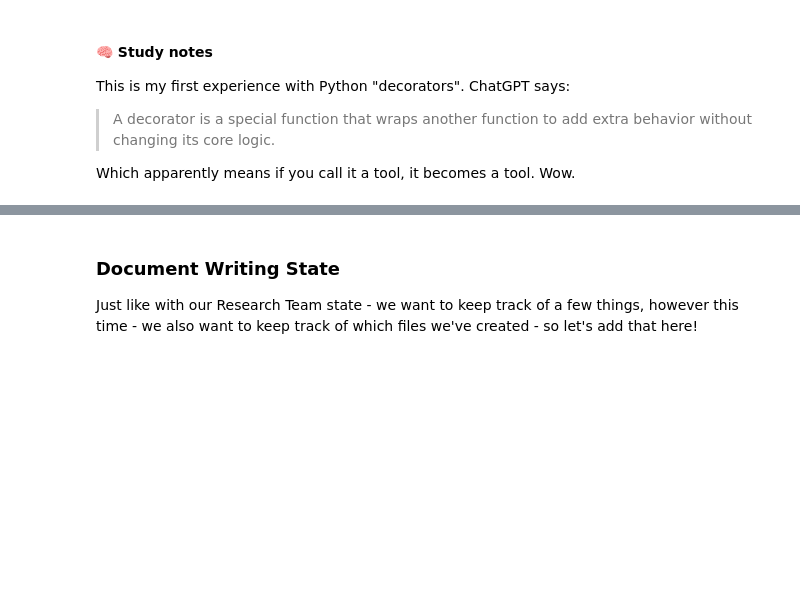
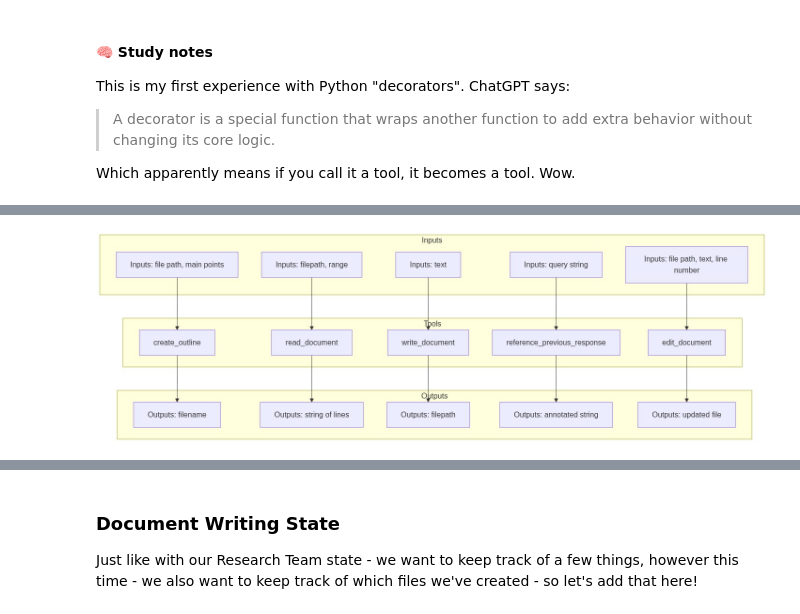
Before and after one commit to BQ31X/AIE7homework, a Jupyter notebook: 06_Multi_Agent_with_LangGraph/Multi_Agent_RAG_LangGraph.ipynb, the cells around one changed output, grey strips where cells are left out. Saved outputs shown, nothing was run; the diff lists cells and outputs as text; code cells hidden in the pictures; blank space fills up the shorter version.

Commit message:
some more cleanup and mermaid graphic added for Activity 3

```diff
--- a/06_Multi_Agent_with_LangGraph/Multi_Agent_RAG_LangGraph.ipynb
+++ b/06_Multi_Agent_with_LangGraph/Multi_Agent_RAG_LangGraph.ipynb
@@ -888,0 +889,78 @@ I wrote the text; ChatGPT said it was pretty good, and made one correction (note
+# %%
+# Visualization of answer to Activity #3
+# Tool Flow Diagram - Visual Mermaid Rendering
+
+
+import requests
+from IPython.display import Image, display
+import base64
+
+def render_mermaid_diagram(mermaid_code):
+    """Render Mermaid diagram using the same API method as LangGraph visualizations"""
+
+    # Mermaid API endpoint
+    url = "https://mermaid.ink/img/" + base64.b64encode(mermaid_code.encode()).decode()
+
+    try:
+        response = requests.get(url)
+        if response.status_code == 200:
+            return Image(response.content)
+        else:
+            print(f"Error: Could not render diagram (status {response.status_code})")
+            return None
+    except Exception as e:
+        print(f"Error rendering diagram: {e}")
+        return None
+
+# Your Mermaid diagram code
+mermaid_code = """
+flowchart TD
+  subgraph Inputs
+    COInputs["Inputs: file path, list of main points"]
+    RDInputs["Inputs: filepath, range of lines (opt)"]
+    WDInputs["Inputs: text"]
+    RPInputs["Inputs: query string"]
+    EDInputs["Inputs: file path, text, line number"]
+  end
+
+  subgraph Tools
+    CO[create_outline]
+    RD[read_document]
+    WD[write_document]
+    RP[reference_previous_response]
+    ED[edit_document]
+  end
+
+  subgraph Actions
+    COAction[]
+
+  subgraph Outputs
+    COOutputs["Outputs: filename"]
+    RDOutputs["Outputs: string of lines"]
+    WDOutputs["Outputs: filepath"]
+    RPOutputs["Outputs: annotated string"]
+    EDOutputs["Outputs: updated file"]
+  end
+
+  COInputs --> CO --> COOutputs
+  RDInputs --> RD --> RDOutputs
+  WDInputs --> WD --> WDOutputs
+  RPInputs --> RP --> RPOutputs
+  EDInputs --> ED --> EDOutputs
+"""
+
+# Render and display the diagram
+print("📊 TOOL FLOW DIAGRAM")
+print("=" * 50)
+diagram = render_mermaid_diagram(mermaid_code)
+if diagram:
+    display(diagram)
+else:
+    print("Fallback: Could not render visual diagram")
+    print("This diagram shows the flow: Inputs → Tools → Outputs")
+    print("• create_outline: file path, main points → filename")
+    print("• read_document: filepath, range → string of lines")
+    print("• write_document: text → filepath")
+    print("• reference_previous_response: query string → annotated string")
+    print("• edit_document: file path, text, line number → updated file")
+# %% [output]
@@ -888,0 +969 @@ I wrote the text; ChatGPT said it was pretty good, and made one correction (note
+[figure, added]
```
Also changed, not shown: parts of 3 cells of this notebook, 1 other file.
